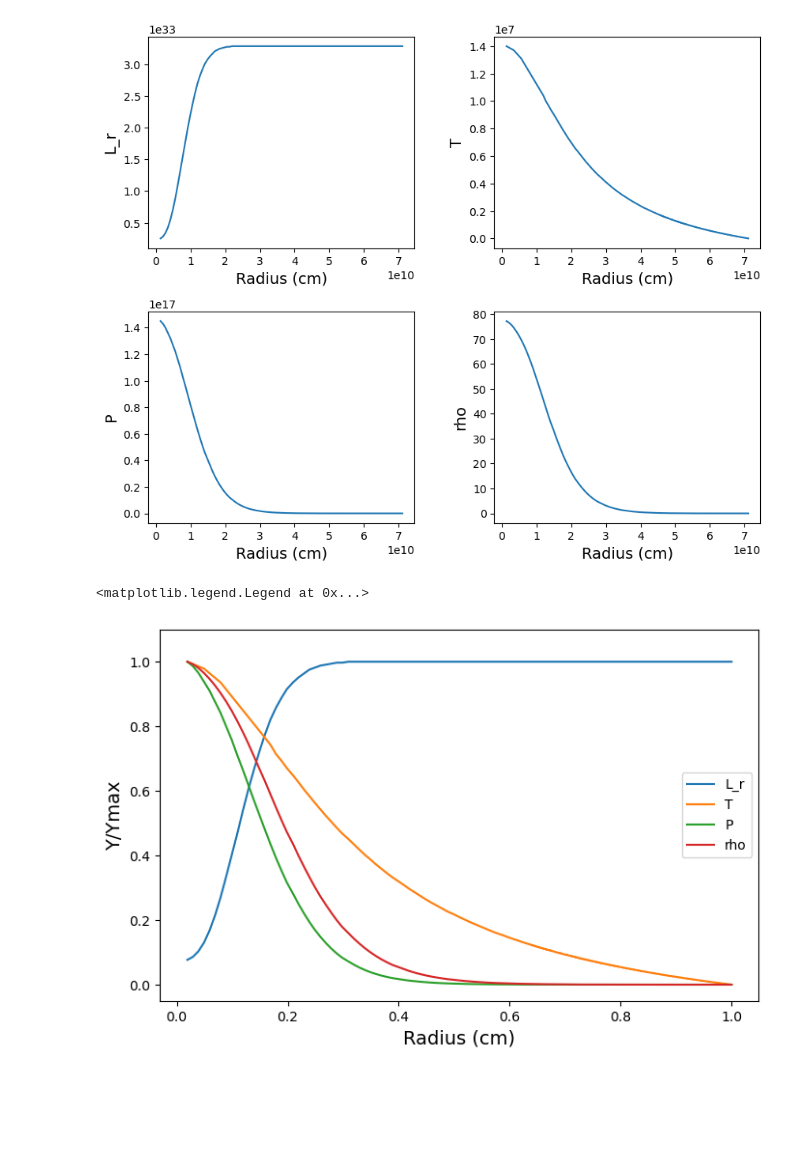
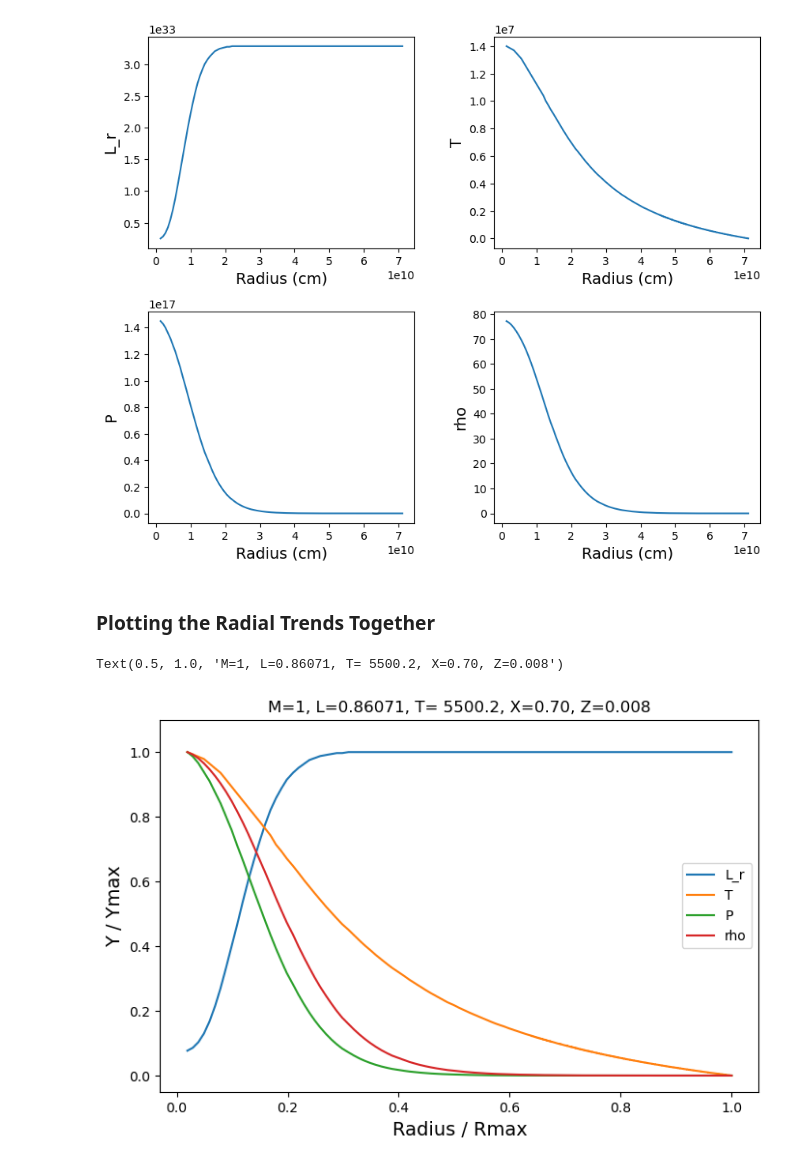
Before and after one commit to rfinn/ASTR392, a Jupyter notebook: carroll-ostlie-statstar/stellar_structure.ipynb, the cells around one changed output. Saved outputs shown, nothing was run; the diff lists cells and outputs as text; code cells hidden in the pictures; blank space fills up the shorter version.

```diff
--- a/carroll-ostlie-statstar/stellar_structure.ipynb
+++ b/carroll-ostlie-statstar/stellar_structure.ipynb
@@ -106,20 +141,23 @@ for i in range(len(yvars)):
     plt.xlabel("Radius (cm)",fontsize=14)
 # %% [output]
 [figure]
+# %% [markdown]
+### Plotting the Radial Trends Together
 # %%
 plt.figure(figsize=(8,5))
 Rmax =np.max(star['r'])
 yvars = ['L_r', 'T', 'P', 'rho']#,'kap','eps']
 for i in range(len(yvars)):
     ymax = np.max(star[yvars[i]])
     plt.plot(star['r']/Rmax, star[yvars[i]]/ymax, label=yvars[i])
 
-    plt.xlabel("Radius (cm)",fontsize=14)
+    plt.xlabel("Radius / Rmax",fontsize=14)
 #plt.yscale('log')
-plt.ylabel("Y/Ymax",fontsize=14)
+plt.ylabel("Y / Ymax",fontsize=14)
 #plt.xscale('log')
 plt.ylim(-.05,1.1)
 plt.legend()
+plt.title("M=1, L=0.86071, T= 5500.2, X=0.70, Z=0.008")
 # %% [output]
-<matplotlib.legend.Legend at 0x...>
+Text(0.5, 1.0, 'M=1, L=0.86071, T= 5500.2, X=0.70, Z=0.008')
-[figure, old version]
+[figure, new version]
```
Also changed, not shown: parts of 5 cells of this notebook.
